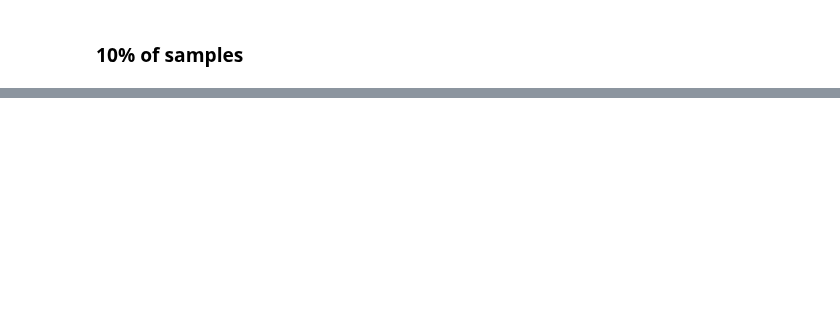
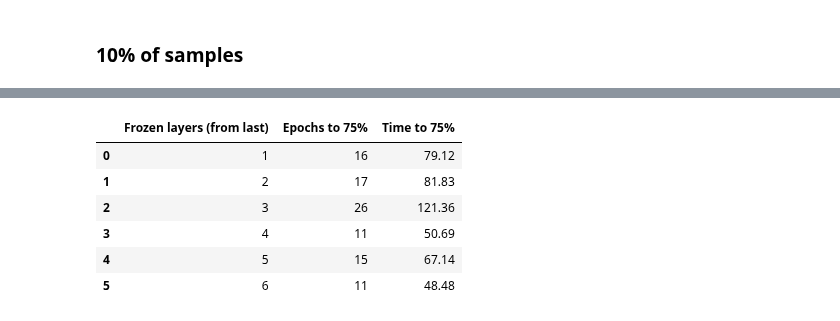
Before and after one commit to rektyyy/Artificial-Intelligence, a Jupyter notebook: Semester2/AdvancedDataMining/2/Assignment2.ipynb, the cells around one changed output, grey strips where cells are left out. Drawn from its saved outputs; the diff is of its cells as text; code cells hidden in the pictures; blank space fills up the shorter version.

Commit message:
ADM List 2

```diff
--- a/Semester2/AdvancedDataMining/2/Assignment2.ipynb
+++ b/Semester2/AdvancedDataMining/2/Assignment2.ipynb
@@ -166,0 +449,25 @@ For debugging consider passing CUDA_LAUNCH_BLOCKING=1
+# %%
+freezing_layers = list(results.keys())
+epochs_75 = [results[fb]['epochs_75'] for fb in freezing_layers]
+time_75 = []
+
+for fb in freezing_layers:
+    epochs_needed = results[fb]['epochs_75']
+    if epochs_needed > 0:
+        time_75.append(results[fb]['time'][epochs_needed - 1])
+    else:
+        time_75.append(0)
+
+pd.DataFrame({
+    'Frozen layers (from last)': freezing_layers,
+    'Epochs to 75%': epochs_75,
+    'Time to 75%': [round(t, 2) for t in time_75]
+})
+# %% [output]
+|  | Frozen layers (from last) | Epochs to 75% | Time to 75% |
+| 0 | 1 | 16 | 79.12 |
+| 1 | 2 | 17 | 81.83 |
+| 2 | 3 | 26 | 121.36 |
+| 3 | 4 | 11 | 50.69 |
+| 4 | 5 | 15 | 67.14 |
+| 5 | 6 | 11 | 48.48 |
```
Also changed, not shown: parts of 16 cells of this notebook.
